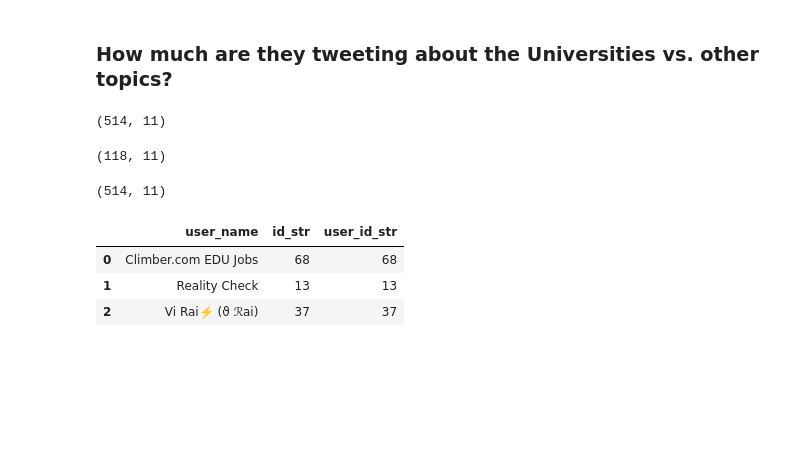
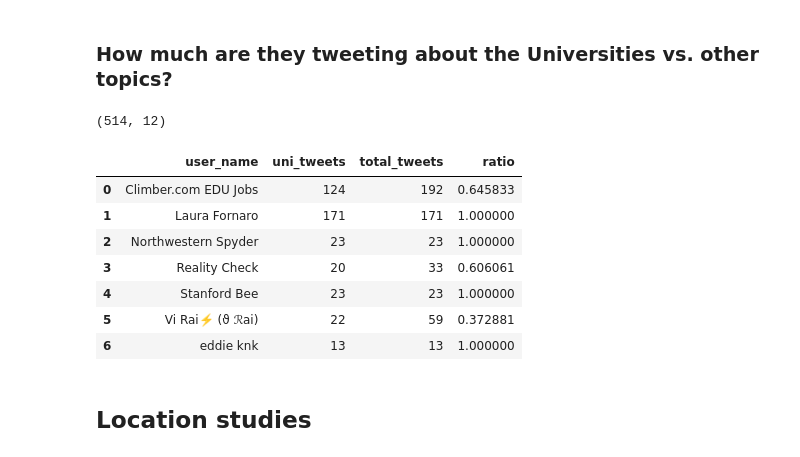
Before and after one commit to DoinGodsWork37/BigDataEngg, a Jupyter notebook: final_project/EDA.ipynb, the cells around one changed output. Drawn from its saved outputs; the diff is of its cells as text; code cells hidden in the pictures; blank space fills up the shorter version.

```diff
--- a/final_project/EDA.ipynb
+++ b/final_project/EDA.ipynb
@@ -135,6 +135,17 @@ tweets_df["upenn_tweet"] = tweets_df["hashtags_cleaned"].apply(is_upenn_tweet)
 tweets_df["uc_tweet"] = tweets_df["hashtags_cleaned"].apply(is_uc_tweet)
 tweets_df["uic_tweet"] = tweets_df["hashtags_cleaned"].apply(is_uic_tweet)
 
+cols = ["uc_tweet", "uic_tweet", "mit_tweet", "stanford_tweet", "upenn_tweet", "nw_tweet"]
+
+def is_uni_tweet(row):
+    for col in cols:
+        if row[col]:
+            return True
+    else:
+        return False
+
+tweets_df["uni_tweet"] = tweets_df[cols].apply(is_uni_tweet, axis=1)
+
 display(
     tweets_df[tweets_df["uic_tweet"]==True][["id_str", "text", "hashtags_cleaned"]].shape,
     tweets_df[tweets_df["uc_tweet"]==True][["id_str", "text", "hashtags_cleaned"]].shape,
@@ -142,6 +153,7 @@ display(
     tweets_df[tweets_df["mit_tweet"]==True][["id_str", "text", "hashtags_cleaned"]].shape,
     tweets_df[tweets_df["stanford_tweet"]==True][["id_str", "text", "hashtags_cleaned"]].shape,
     tweets_df[tweets_df["nw_tweet"]==True][["id_str", "text", "hashtags_cleaned"]].shape,
+    tweets_df["uni_tweet"].shape,
     tweets_df.shape
 )
 # %% [output]
@@ -241,8 +254,14 @@ plot_bar(data=user_rt_subset, x="user_name", y="retweet_count", ax=ax)
 # %%
 prolific_users = user_subset["user_name"].unique()
 # %%
-cols = ["id_str", "user_id_str", "text", "user_name", "hashtags_cleaned", "uc_tweet", "uic_tweet", "mit_tweet", "stanford_tweet", "upenn_tweet", "nw_tweet"]
-tmpdf = tweets_df[tweets_df["user_name"].isin(prolific_users)][cols]
-tmpdf.shape
+cols = ["id_str", "user_id_str", "text", "user_name", "hashtags_cleaned", "uc_tweet", "uic_tweet", "mit_tweet", "stanford_tweet", "upenn_tweet", "nw_tweet", "uni_tweet"]
+uvnu_df = tweets_df[tweets_df["user_name"].isin(prolific_users)][cols]
+def tmpfun(row):
+    if row:
+        return 1
+    else:
+        return 0
+uvnu_df["uni_tweet"] = tmpdf["uni_tweet"].apply(tmpfun)
+uvnu_df.shape
 # %% [output]
-(514, 11)
+(514, 12)
@@ -258,16 +268,15 @@ tmpdf[(tmpdf["uc_tweet"]==False) &
-# %%
-display(
-    tmpdf2.shape,
-    tmpdf.shape
-)
-# %% [output]
-(118, 11)
-(514, 11)
-# %%
-user_grp_nonuni = tmpdf2[["id_str", "user_id_str", "user_name"]].groupby(by=["user_name"], as_index=False).count()
-user_grp_nonuni
-# %% [output]
-|  | user_name | id_str | user_id_str |
-| 0 | Climber.com EDU Jobs | 68 | 68 |
-| 1 | Reality Check | 13 | 13 |
-| 2 | Vi Rai⚡️ (ϑ ℛai) | 37 | 37 |
+# %%
+tmp_df = uvnu_df[["user_name", "uni_tweet"]].groupby(by="user_name", as_index=False).agg(["sum", "count"])
+tmp_df.columns = ["uni_tweets", "total_tweets"]
+tmp_df.reset_index(drop=False, inplace=True)
+tmp_df["ratio"] = tmp_df["uni_tweets"] / tmp_df["total_tweets"]
+tmp_df
+# %% [output]
+|  | user_name | uni_tweets | total_tweets | ratio |
+| 0 | Climber.com EDU Jobs | 124 | 192 | 0.645833 |
+| 1 | Laura Fornaro | 171 | 171 | 1.000000 |
+| 2 | Northwestern Spyder | 23 | 23 | 1.000000 |
+| 3 | Reality Check | 20 | 33 | 0.606061 |
+| 4 | Stanford Bee | 23 | 23 | 1.000000 |
+| 5 | Vi Rai⚡️ (ϑ ℛai) | 22 | 59 | 0.372881 |
+| 6 | eddie knk | 13 | 13 | 1.000000 |
@@ -273,0 +286,2 @@ user_grp_nonuni
+# %% [markdown]
+## Location studies
```
Also changed, not shown: parts of 6 cells of this notebook, 1 other file.
